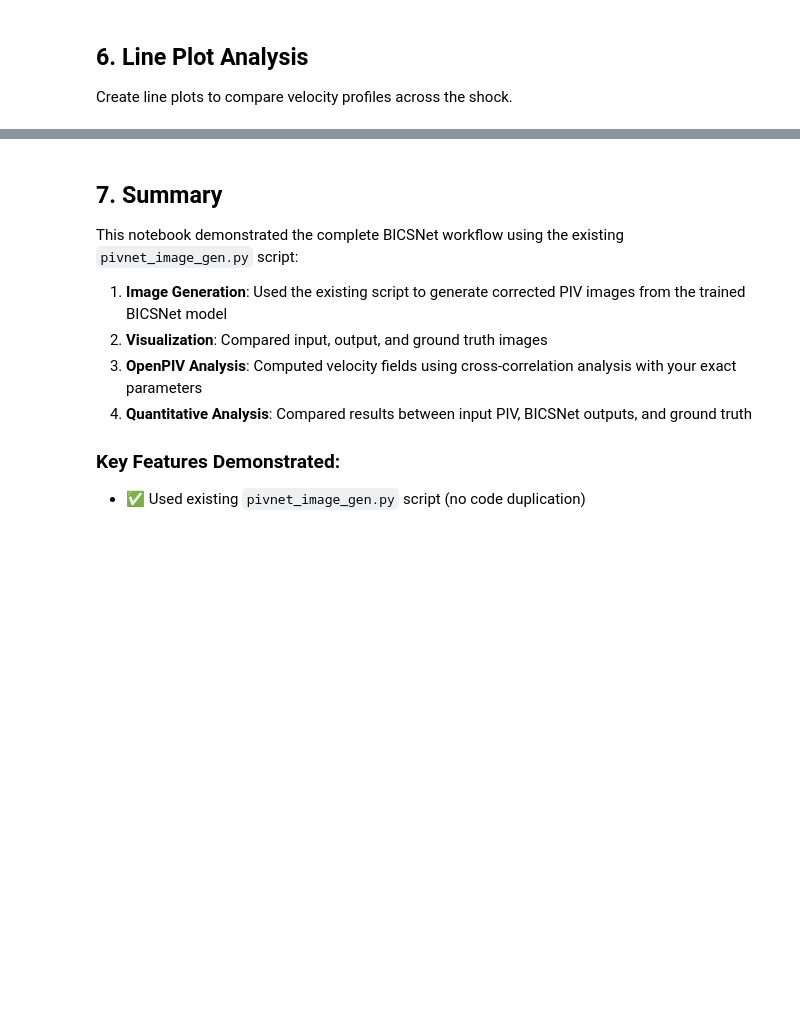
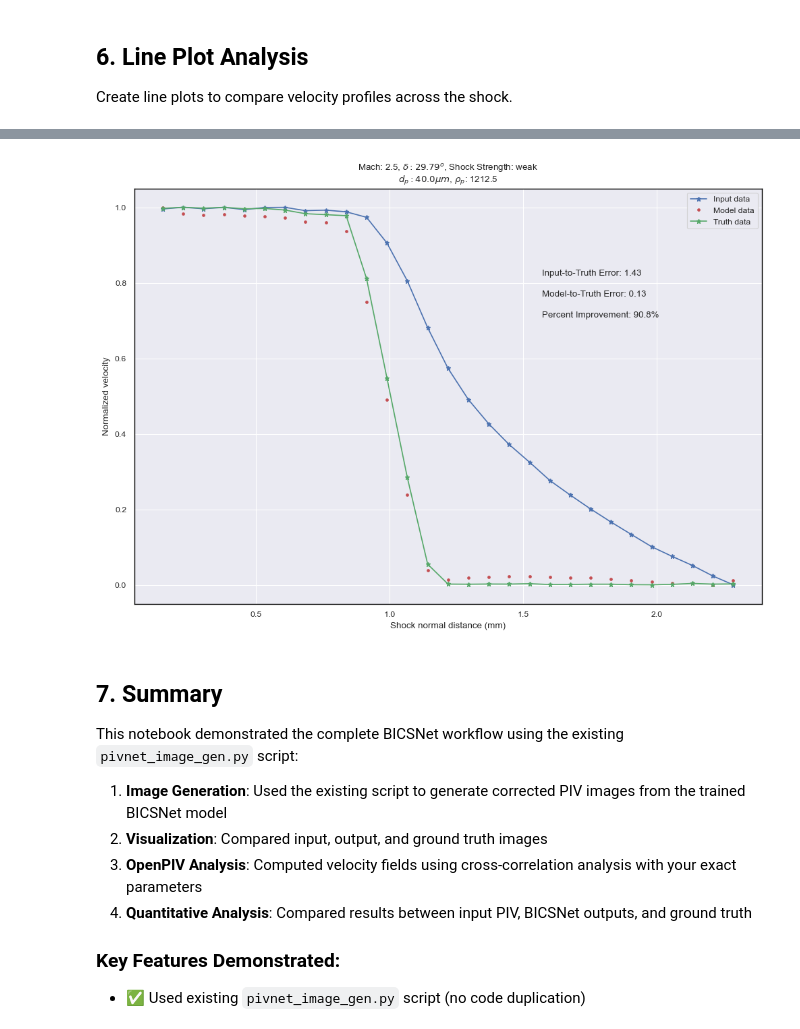
Before and after one commit to kalagotla/BICSNet-PIV, a Jupyter notebook: analysis.ipynb, the cells around one changed output, grey strips where cells are left out. Drawn from its saved outputs; the diff is of its cells as text; code cells hidden in the pictures; blank space fills up the shorter version.

```diff
--- a/analysis.ipynb
+++ b/analysis.ipynb
@@ -494,3 +440,82 @@ except Exception as e:
+# %%
+import seaborn as sns
+from pathlib import Path
+sns.set_theme('paper')
+np.random.seed(6)
+
+# sample script to showcase how the analysis was conducted on HPC
+def get_file_paths(path):
+    # recursively get all the file paths in the directory
+    file_paths = []
+    for file in Path(path).rglob('parameters.csv'):
+        file_paths.append(file)
+    # remove parameters.csv
+    file_paths = [str(file).replace('parameters.csv', '') for file in file_paths]
+    return file_paths
+
+def plot_samples(file_path):
+    try:
+        # read the file
+        df = pd.read_csv(file_path + 'parameters.csv')
+
+        # path to save the data
+        save_path = file_path + 'test_images/piv_outputs_ws_32/'
+        # get the line plots by averaging all the data
+        # read all the data
+        df_input_all = pd.concat([pd.read_csv(f'{save_path}input_{i}.txt', delimiter="\t") for i in range(128)])
+        df_model_all = pd.concat([pd.read_csv(f'{save_path}model_{i}.txt', delimiter="\t") for i in range(128)])
+        df_truth_all = pd.concat([pd.read_csv(f'{save_path}truth_{i}.txt', delimiter="\t") for i in range(128)])
+    except FileNotFoundError:
+        print(f'Error: {file_path} does not have the data!')
+        return
+
+    # get the line plots
+    x = df_input_all.groupby('# x').mean()
+    u_input = df_input_all.groupby('# x')['u'].mean()
+    u_model = df_model_all.groupby('# x')['u'].mean()
+    u_truth = df_truth_all.groupby('# x')['u'].mean()
+
+    u_input_norm = (u_input - u_input.min()) / (u_input.max() - u_input.min())
+    u_model_norm = (u_model - u_model.min()) / (u_model.max() - u_model.min())
+    u_truth_norm = (u_truth - u_truth.min()) / (u_truth.max() - u_truth.min())
+
+    fig, ax = plt.subplots()
+    ax.plot(x.index, u_input_norm, '-*b', label='Input data')
+    ax.plot(x.index, u_model_norm, '.r', label='Model data')
+    ax.plot(x.index, u_truth_norm, '-*g', label='Truth data')
+    ax.set_xlabel('Shock normal distance (mm)')
+    ax.set_ylabel('Normalized velocity')
+    ax.set_title(rf'Mach: {df["mach"][0]}, $\delta: {df["deflection"][0]}^o$, Shock Strength: {df["shock_strength"][0]}'
+                 f'\n'
+                 rf'$d_p: {df["dp_mean"][0] * 1e6}\mu m$, $\rho_p$: {df["rhop"][0]}')
+    ax.legend(loc='upper right')
+    ax.spines['bottom'].set_color('black')
+    ax.spines['top'].set_color('black')
+    ax.spines['left'].set_color('black')
+    ax.spines['right'].set_color('black')
+
+    # compute error -- 2-norm
+    input_truth = np.linalg.norm(u_input_norm - u_truth_norm)
+    model_truth = np.linalg.norm(u_model_norm - u_truth_norm)
+    percent_improvement = 100 * (input_truth - model_truth) / input_truth if input_truth != 0 else 0
+
+    # add model_truth and input_truth on the plot as text under legend top right
+    ax.text(0.65, 0.79, f'Input-to-Truth Error: {input_truth:.2f}', transform=ax.transAxes)
+    ax.text(0.65, 0.74, f'Model-to-Truth Error: {model_truth:.2f}', transform=ax.transAxes)
+    # Show the percent improvement as text on the plot, below the other error texts
+    ax.text(0.65, 0.69, f'Percent Improvement: {percent_improvement:.1f}%', transform=ax.transAxes)
+
+    return
+
+
+if __name__ == '__main__':
+    data_path = ('./')
+    file_paths = get_file_paths(data_path)
+    for file_path in file_paths:
+        plot_samples(file_path)
+    plt.show()
+# %% [output]
+[figure, added]
 # %% [markdown]
 <a id="sec-summary"></a>
 ## 7. Summary
```
Also changed, not shown: parts of 12 cells of this notebook.
